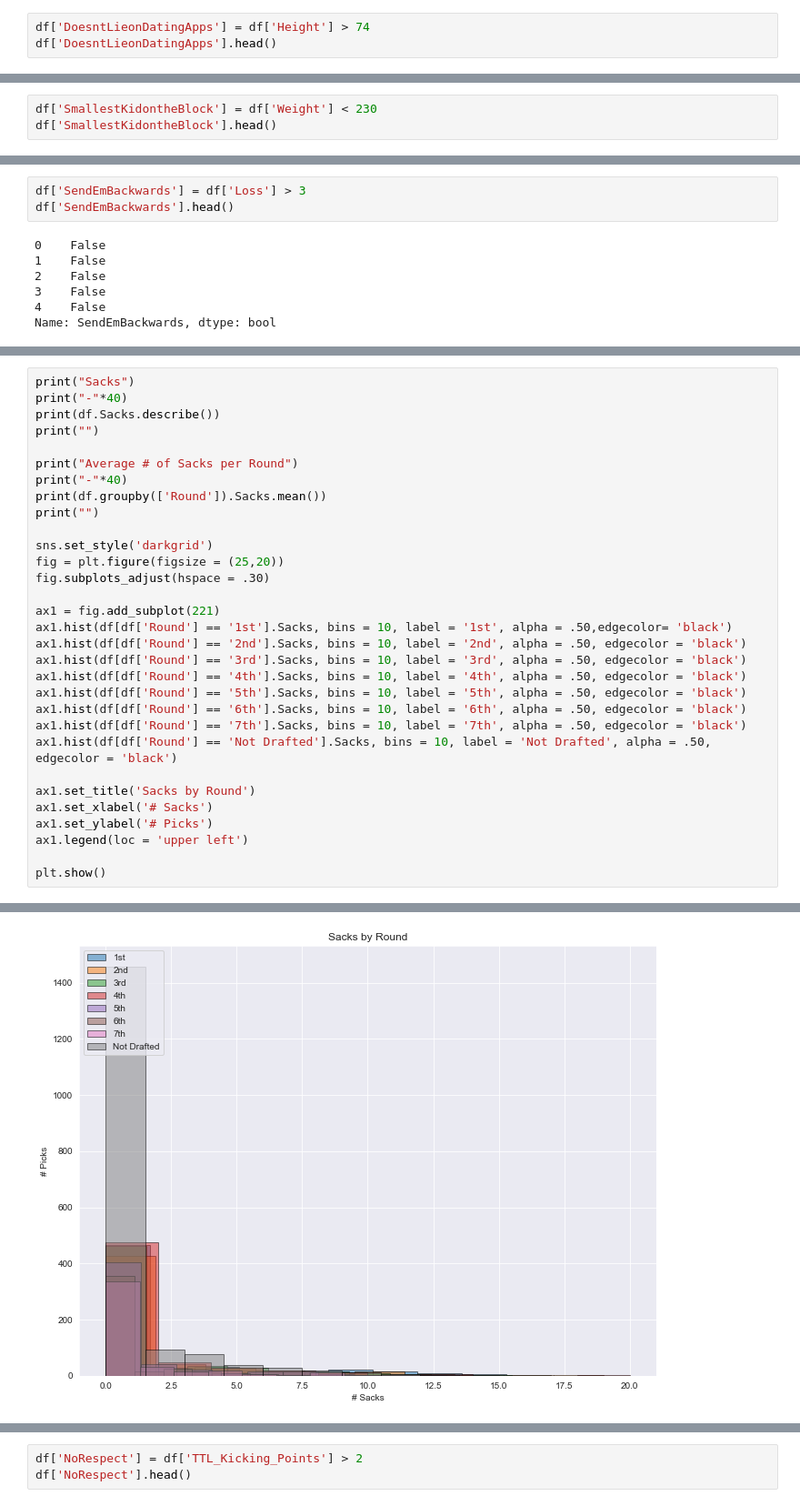
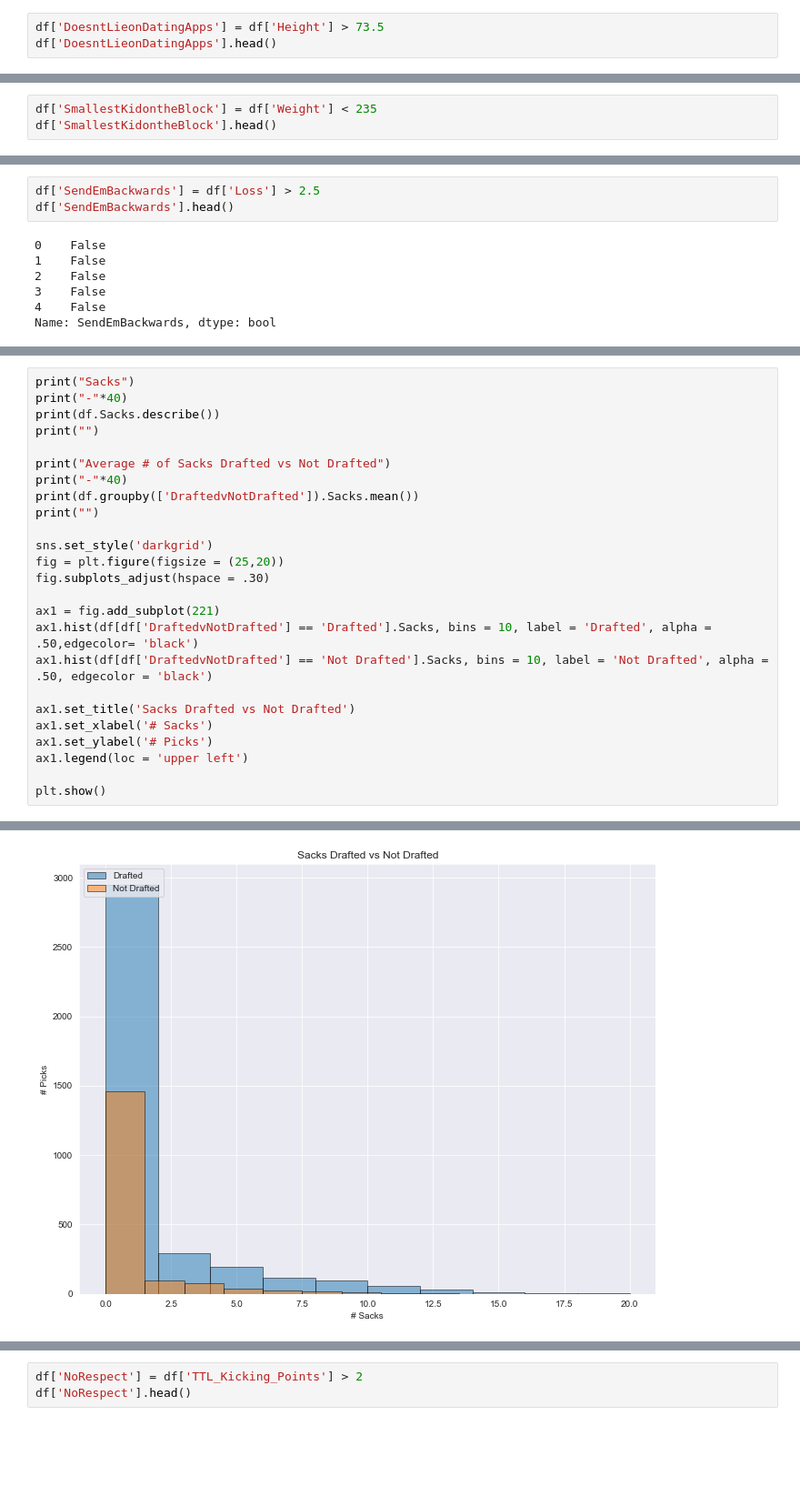
Before and after one commit to mcerow/pick_me, a Jupyter notebook: feature_engineering.ipynb, the cells around one changed output, grey strips where cells are left out. Shown at 91% size. Drawn from its saved outputs; the diff is of its cells as text; blank space fills up the shorter version.

```diff
--- a/feature_engineering.ipynb
+++ b/feature_engineering.ipynb
@@ -96,5 +95,5 @@ It's hard to see, but there is a difference among the rounds and the average hei
 # %%
-df['DoesntLieonDatingApps'] = df['Height'] > 74
+df['DoesntLieonDatingApps'] = df['Height'] > 73.5
 df['DoesntLieonDatingApps'].head()
 # %% [output]
 0    False
@@ -158,5 +152,5 @@ Again, theres a noticeable difference between the rounds and weight, particularl
 # %%
-df['SmallestKidontheBlock'] = df['Weight'] < 230
+df['SmallestKidontheBlock'] = df['Weight'] < 235
 df['SmallestKidontheBlock'].head()
 # %% [output]
 0     True
@@ -218,5 +209,5 @@ Name: Loss, dtype: float64
 # %%
-df['SendEmBackwards'] = df['Loss'] > 3
+df['SendEmBackwards'] = df['Loss'] > 2.5
 df['SendEmBackwards'].head()
 # %% [output]
 0    False
@@ -231,9 +224,9 @@ print("-"*40)
 print(df.Sacks.describe())
 print("")
 
-print("Average # of Sacks per Round")
+print("Average # of Sacks Drafted vs Not Drafted")
 print("-"*40)
-print(df.groupby(['Round']).Sacks.mean())
+print(df.groupby(['DraftedvNotDrafted']).Sacks.mean())
 print("")
 
 sns.set_style('darkgrid')
@@ -241,16 +234,10 @@ fig = plt.figure(figsize = (25,20))
 fig.subplots_adjust(hspace = .30)
 
 ax1 = fig.add_subplot(221)
-ax1.hist(df[df['Round'] == '1st'].Sacks, bins = 10, label = '1st', alpha = .50,edgecolor= 'black')
-ax1.hist(df[df['Round'] == '2nd'].Sacks, bins = 10, label = '2nd', alpha = .50, edgecolor = 'black')
-ax1.hist(df[df['Round'] == '3rd'].Sacks, bins = 10, label = '3rd', alpha = .50, edgecolor = 'black')
-ax1.hist(df[df['Round'] == '4th'].Sacks, bins = 10, label = '4th', alpha = .50, edgecolor = 'black')
-ax1.hist(df[df['Round'] == '5th'].Sacks, bins = 10, label = '5th', alpha = .50, edgecolor = 'black')
-ax1.hist(df[df['Round'] == '6th'].Sacks, bins = 10, label = '6th', alpha = .50, edgecolor = 'black')
-ax1.hist(df[df['Round'] == '7th'].Sacks, bins = 10, label = '7th', alpha = .50, edgecolor = 'black')
-ax1.hist(df[df['Round'] == 'Not Drafted'].Sacks, bins = 10, label = 'Not Drafted', alpha = .50, edgecolor = 'black')
+ax1.hist(df[df['DraftedvNotDrafted'] == 'Drafted'].Sacks, bins = 10, label = 'Drafted', alpha = .50,edgecolor= 'black')
+ax1.hist(df[df['DraftedvNotDrafted'] == 'Not Drafted'].Sacks, bins = 10, label = 'Not Drafted', alpha = .50, edgecolor = 'black')
 
-ax1.set_title('Sacks by Round')
+ax1.set_title('Sacks Drafted vs Not Drafted')
 ax1.set_xlabel('# Sacks')
 ax1.set_ylabel('# Picks')
 ax1.legend(loc = 'upper left')
@@ -275,4 +263,4 @@ Name: Sacks, dtype: float64
 Not Drafted   0.74
 Name: Sacks, dtype: float64
-[figure, old version]
+[figure, new version]
 # %%
```
Also changed, not shown: parts of 17 cells of this notebook.
